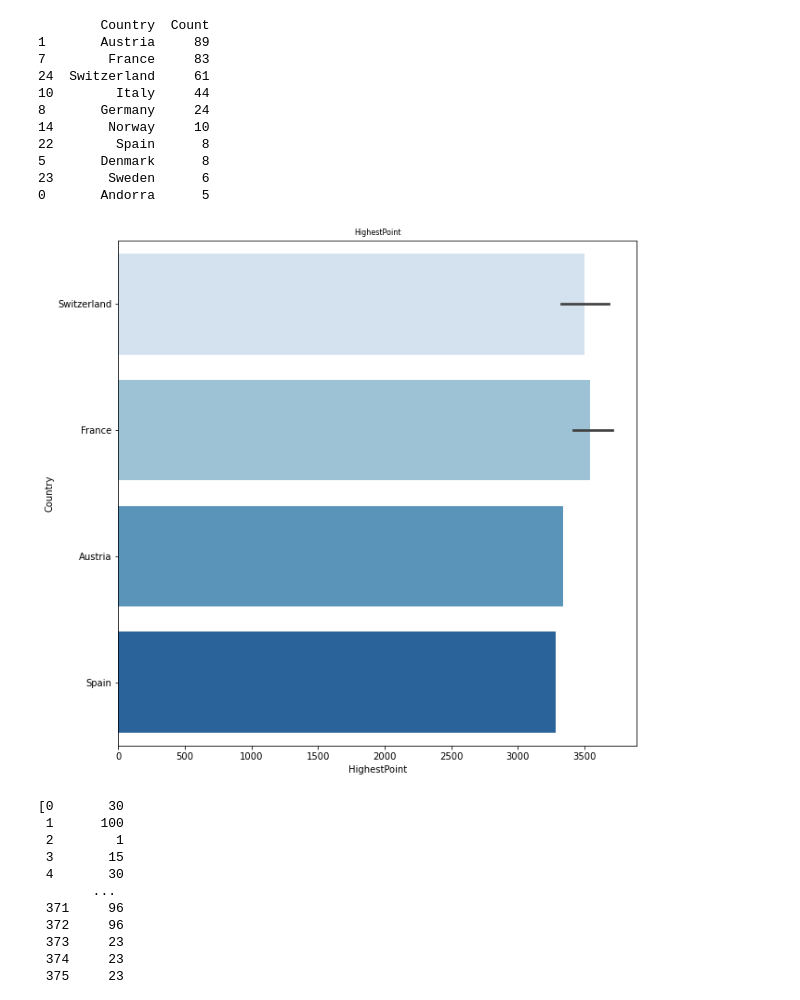
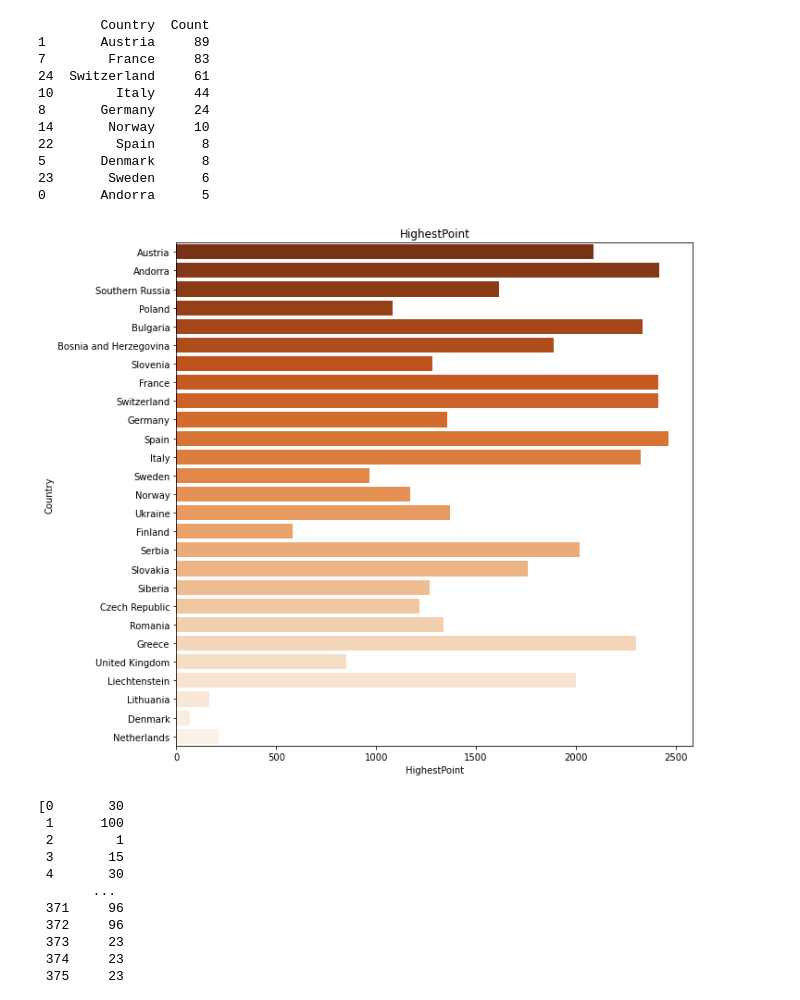
Before and after one commit to Pczo31/Ski-Resorts-Recommandation-system, a Jupyter notebook: Untitled.ipynb, the cells around one changed output. Saved outputs shown, nothing was run; the diff lists cells and outputs as text; code cells hidden in the pictures.

```diff
--- a/Untitled.ipynb
+++ b/Untitled.ipynb
@@ -72,17 +99,17 @@ print(top10)
 23       Sweden      6
 0       Andorra      5
 # %%
-altitude = ski_resorts.sort_values(by='HighestPoint', ascending=False)
-
+altitude = ski_resorts.sort_values(by='HighestPoint', ascending=True)
+ski_resorts.groupby(['Country']).max()
 
 plt.figure(figsize=(10,10))
-sns.barplot(y="Country", x="HighestPoint",data=sample, palette="Blues")
+sns.barplot(y="Country", x="HighestPoint", data=ski_resorts, palette="Oranges_r", ci = None)
 plt.xlabel('HighestPoint')
 plt.ylabel('Country')
-plt.title('HighestPoint', loc='Center', fontsize=8)
+plt.title('HighestPoint', loc='Center', fontsize=12)
 plt.show()
 # %% [output]
-[figure, old version]
+[figure, new version]
 # %%
 Slopes = [ski_resorts['BeginnerSlope'], ski_resorts['IntermediateSlope'], ski_resorts['DifficultSlope']]
 Slopes
```
Also changed, not shown: parts of 49 cells of this notebook, 1 other file.
